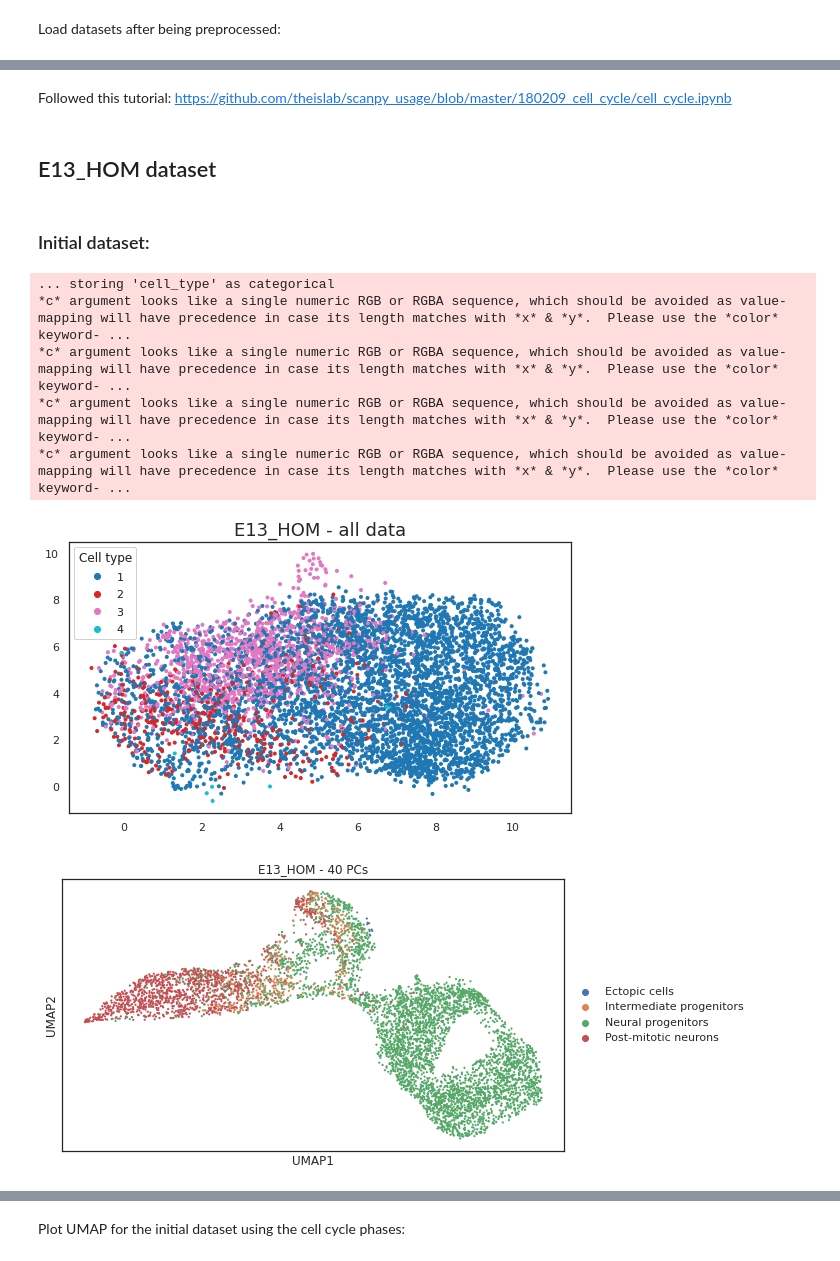
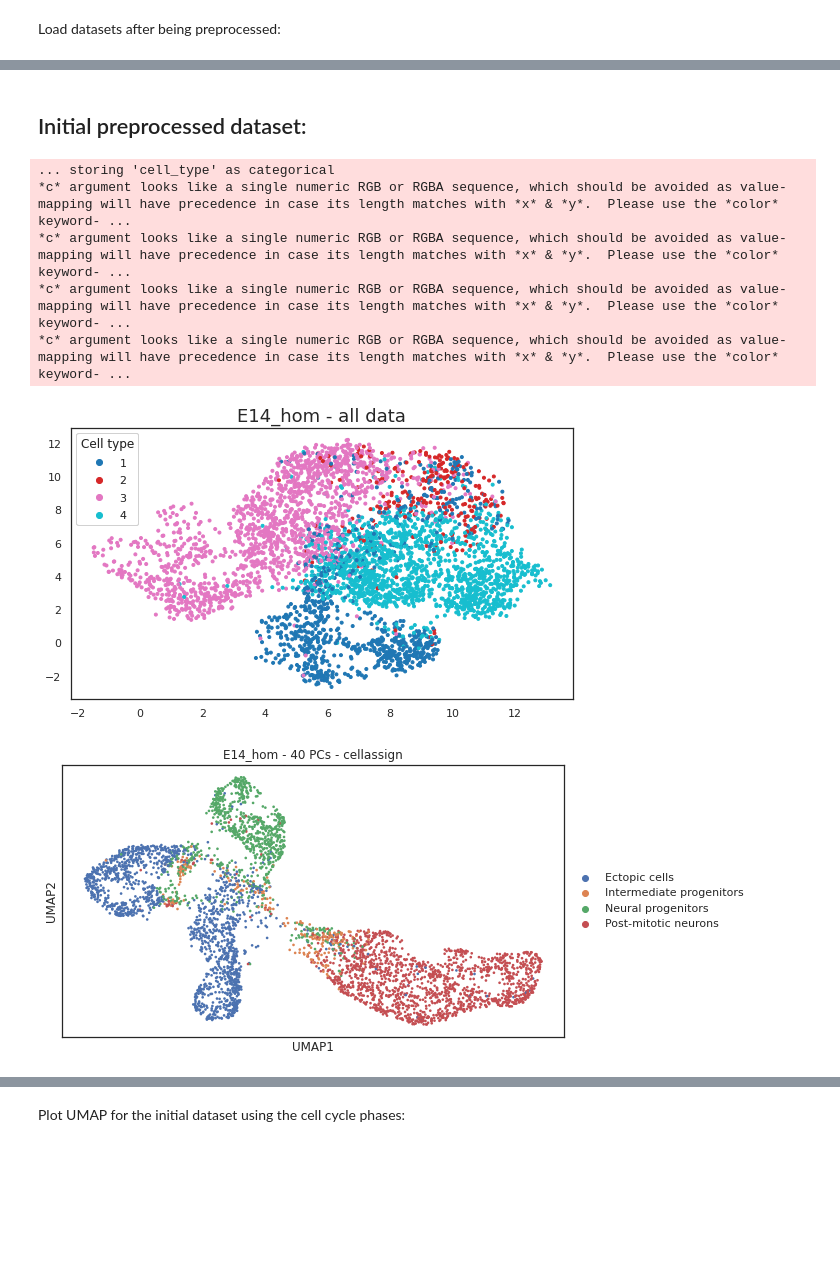
Before and after one commit to marinapts/dissertation_single_cell, a Jupyter notebook: scDeepCluster/latent_space.ipynb, the cells around one changed output, grey strips where cells are left out. Drawn from its saved outputs; the diff is of its cells as text; code cells hidden in the pictures; blank space fills up the shorter version.

```diff
--- a/scDeepCluster/latent_space.ipynb
+++ b/scDeepCluster/latent_space.ipynb
@@ -22,7 +22,8 @@ label2num = {
     'Neural progenitors': 1,
     'Intermediate progenitors': 2,
     'Post-mitotic neurons': 3,
-    'Ectopic cells': 4
+    'Ectopic cells': 4,
+    'Unknown': 5
 }
 
 num2label = {v: k for k, v in label2num.items()}  # reverse mapping
@@ -65,0 +47,3 @@ Intermediate progenitors 255
+# %%
+dataset = 'E14_hom'
+adata, labels, bottleneck_10 = get_all_data(dataset)
@@ -86,8 +82,8 @@ def fit_umap(data, n_neighbors=5, min_dist=0.8, n_components=2, metric='euclidea
     embedding = umap_fit.fit_transform(data)
     return embedding
 # %%
-def draw_umap(data, labels,embedding=None, n_neighbors=5, min_dist=0.99, n_components=2,
-              metric='euclidean', title='', cmap='tab10', legend_title='Cell type'):
+def draw_umap(data, labels,embedding=None, n_neighbors=5, min_dist=0.99, metric='euclidean',
+              title='', cmap='tab10', legend_title='Cell type'):
 
     np.random.seed(42)
     if embedding is not None:
@@ -95,16 +91,10 @@ def draw_umap(data, labels,embedding=None, n_neighbors=5, min_dist=0.99, n_compo
     else:
         u = fit_umap(data, n_neighbors, min_dist)
 
+
     fig = plt.figure()
-    if n_components == 1:
-        ax = fig.add_subplot(111)
-        scatter = ax.scatter(u[:,0], range(len(u)), c=labels, cmap=cmap, marker='.')
-    if n_components == 2:
-        ax = fig.add_subplot(111)
-        scatter = ax.scatter(u[:,0], u[:,1], c=labels or None, cmap=cmap, marker='.')
-    if n_components == 3:
-        ax = fig.add_subplot(111, projection='3d')
-        scatter = ax.scatter(u[:,0], u[:,1], u[:,2], c=labels, s=100, cmap=cmap, marker='.')
+    ax = fig.add_subplot(111)
+    scatter = ax.scatter(u[:,0], u[:,1], c=labels or None, cmap=cmap, marker='.')
 
     legend1 = ax.legend(*scatter.legend_elements(), title=legend_title)
     ax.add_artist(legend1)
@@ -125,5 +115,3 @@ def plot_umap_for_markers(embedding, orig_data, labels, n_neighbors=5, min_dist=
             scatter = ax.scatter(embedding[:,0], embedding[:,1], c=orig_data[:, label].X, cmap=cmap, marker='.')
             plt.title(label, fontsize=15)
             subplot_idx = subplot_idx + 1
-# %% [markdown]
-Followed this tutorial: https://github.com/theislab/scanpy_usage/blob/master/180209_cell_cycle/cell_cycle.ipynb
@@ -168,23 +118,24 @@ def cell_cycle_phase(adata, min_dist=0.1):
 # %% [markdown]
-## E13_HOM dataset
+## Initial preprocessed dataset:
-# %% [markdown]
-### Initial dataset:
 # %%
-E13_annotations = E13.obs['cell_type_num'].tolist()
-E13_embedding = fit_umap(E13.X)
+annotations = adata.obs['cell_type_num'].tolist()
+umap_embedding = fit_umap(adata.X)
 
 # UMAP on the whole dataset X
-draw_umap(E13.X, E13_annotations, embedding=E13_embedding, n_neighbors=15,
-          min_dist=0.1, title='E13_HOM - all data')
+draw_umap(adata.X, annotations, embedding=umap_embedding, n_neighbors=15,
+          min_dist=0.1, title=dataset+' - all data')
 
-# UMAP on the first 40 PCs
-sc.pl.umap(E13, color='cell_type', title='E13_HOM - 40 PCs')
+# UMAP on the first 40 PCs - cellassign annotations
+sc.pl.umap(adata, color='cell_type', title=dataset+' - 40 PCs - cellassign')
+
+# UMAP on the first 40 PCs - DE gene overlap annotations
+# sc.pl.umap(adata, color='leiden_annotations', title=dataset+' - 40 PCs - DE manual annotation')
 # %% [output]
 ... storing 'cell_type' as categorical
 *c* argument looks like a single numeric RGB or RGBA sequence, which should be avoided as value-mapping will have precedence in case its length matches with *x* & *y*.  Please use the *color* keyword- ...
 *c* argument looks like a single numeric RGB or RGBA sequence, which should be avoided as value-mapping will have precedence in case its length matches with *x* & *y*.  Please use the *color* keyword- ...
 *c* argument looks like a single numeric RGB or RGBA sequence, which should be avoided as value-mapping will have precedence in case its length matches with *x* & *y*.  Please use the *color* keyword- ...
 *c* argument looks like a single numeric RGB or RGBA sequence, which should be avoided as value-mapping will have precedence in case its length matches with *x* & *y*.  Please use the *color* keyword- ...
-[figure, old version]
+[figure, new version]
-[figure, old version]
+[figure, new version]
 # %% [markdown]
```
Also changed, not shown: parts of 39 cells of this notebook, 1 other file.
